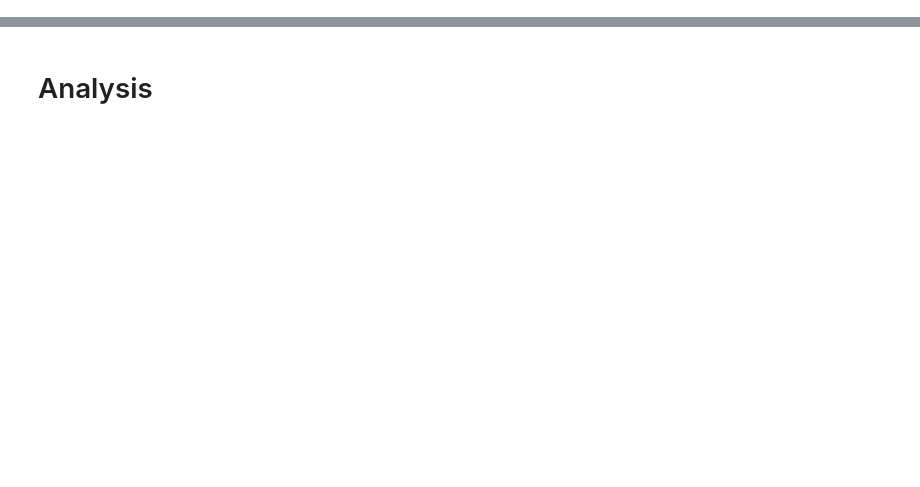
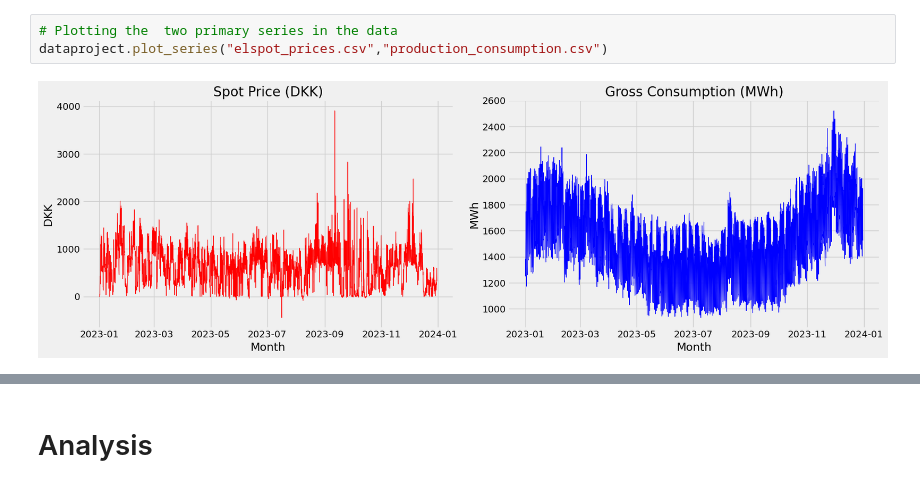
Before and after one commit to NumEconCopenhagen/projects-2024-a-j, a Jupyter notebook: dataproject/dataproject.ipynb, the cells around one changed output, grey strips where cells are left out. Saved outputs shown, nothing was run; the diff lists cells and outputs as text; blank space fills up the shorter version.

```diff
--- a/dataproject/dataproject.ipynb
+++ b/dataproject/dataproject.ipynb
@@ -65,0 +90,5 @@ Make sure that your resulting data sets have the correct number of rows and colu
+# %%
+# Plotting the  two primary series in the data
+dataproject.plot_series("elspot_prices.csv","production_consumption.csv")
+# %% [output]
+[figure, added]
```
Also changed, not shown: parts of 41 cells of this notebook, 6 other files.
